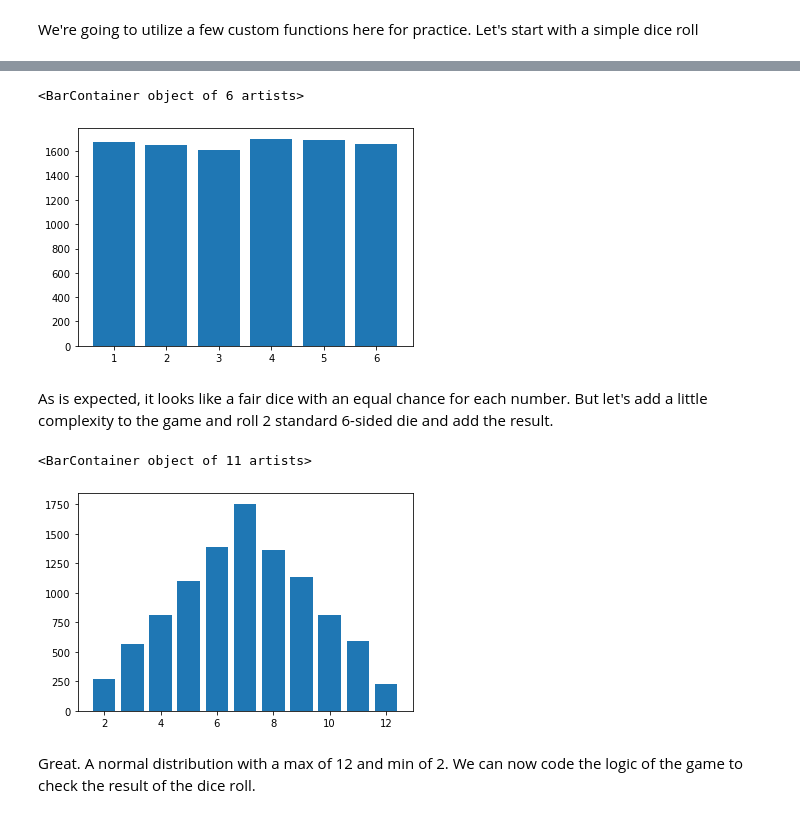
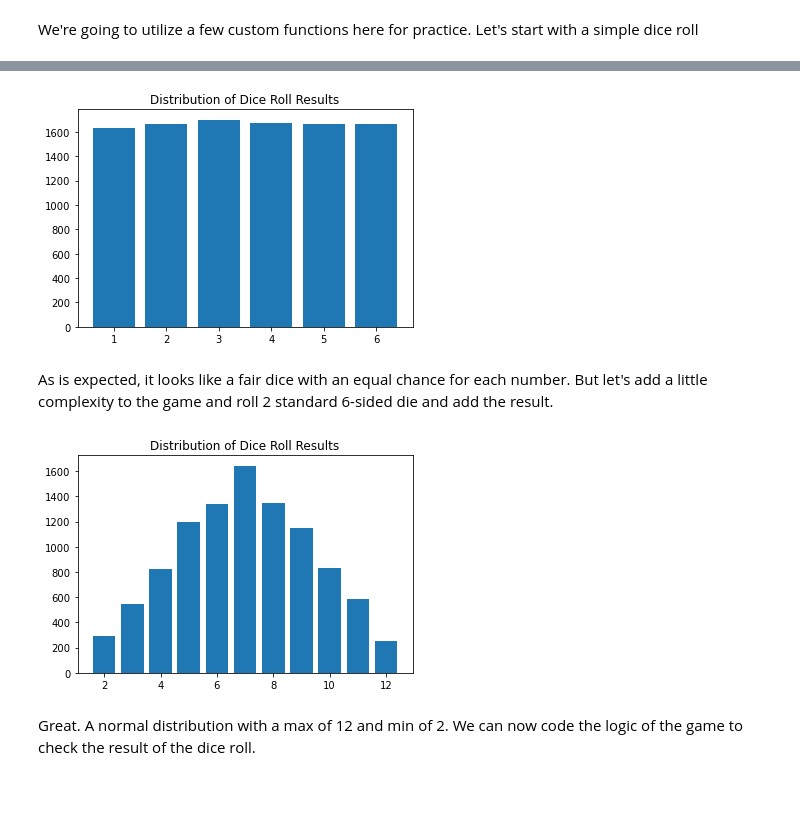
Before and after one commit to polzinben/hacker_statistics, a Jupyter notebook: Hacker_Statistics_Solution.ipynb, the cells around one changed output, grey strips where cells are left out. Drawn from its saved outputs; the diff is of its cells as text; code cells hidden in the pictures; blank space fills up the shorter version.

```diff
--- a/Hacker_Statistics_Solution.ipynb
+++ b/Hacker_Statistics_Solution.ipynb
@@ -50,10 +53,13 @@ for i in range(10000):
 # %%
 # Just plot the count of each number
 counts = pd.Series(dice_rolls).value_counts()
+
+plt.figure()
 plt.bar(counts.index, counts.values)
+plt.title('Distribution of Dice Roll Results')
+plt.show()
 # %% [output]
-<BarContainer object of 6 artists>
-[figure, old version]
+[figure, new version]
 # %% [markdown]
 As is expected, it looks like a fair dice with an equal chance for each number.  But let's add a little complexity to the game and roll 2 standard 6-sided die and add the result.
 # %%
@@ -66,10 +72,13 @@ for i in range(10000):
 # %%
 # Plot the result to see the distribution of rolls
 counts = pd.Series(dice_rolls).value_counts()
+
+plt.figure()
 plt.bar(counts.index, counts.values)
+plt.title('Distribution of Dice Roll Results')
+plt.show()
 # %% [output]
-<BarContainer object of 11 artists>
-[figure, old version]
+[figure, new version]
 # %% [markdown]
 Great.  A normal distribution with a max of 12 and min of 2.  We can now code the logic of the game to check the result of the dice roll.
 # %%
```
Also changed, not shown: parts of 8 cells of this notebook.
